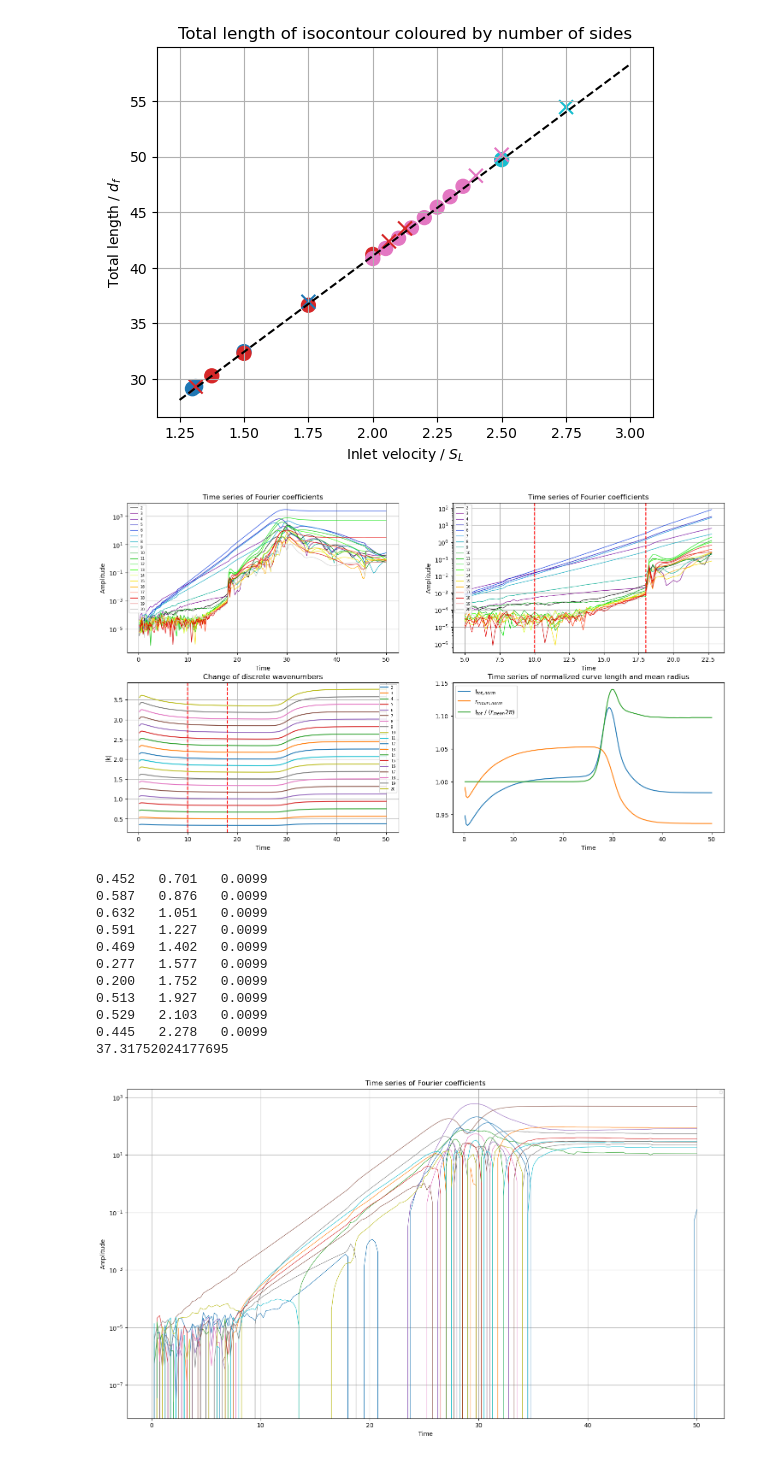
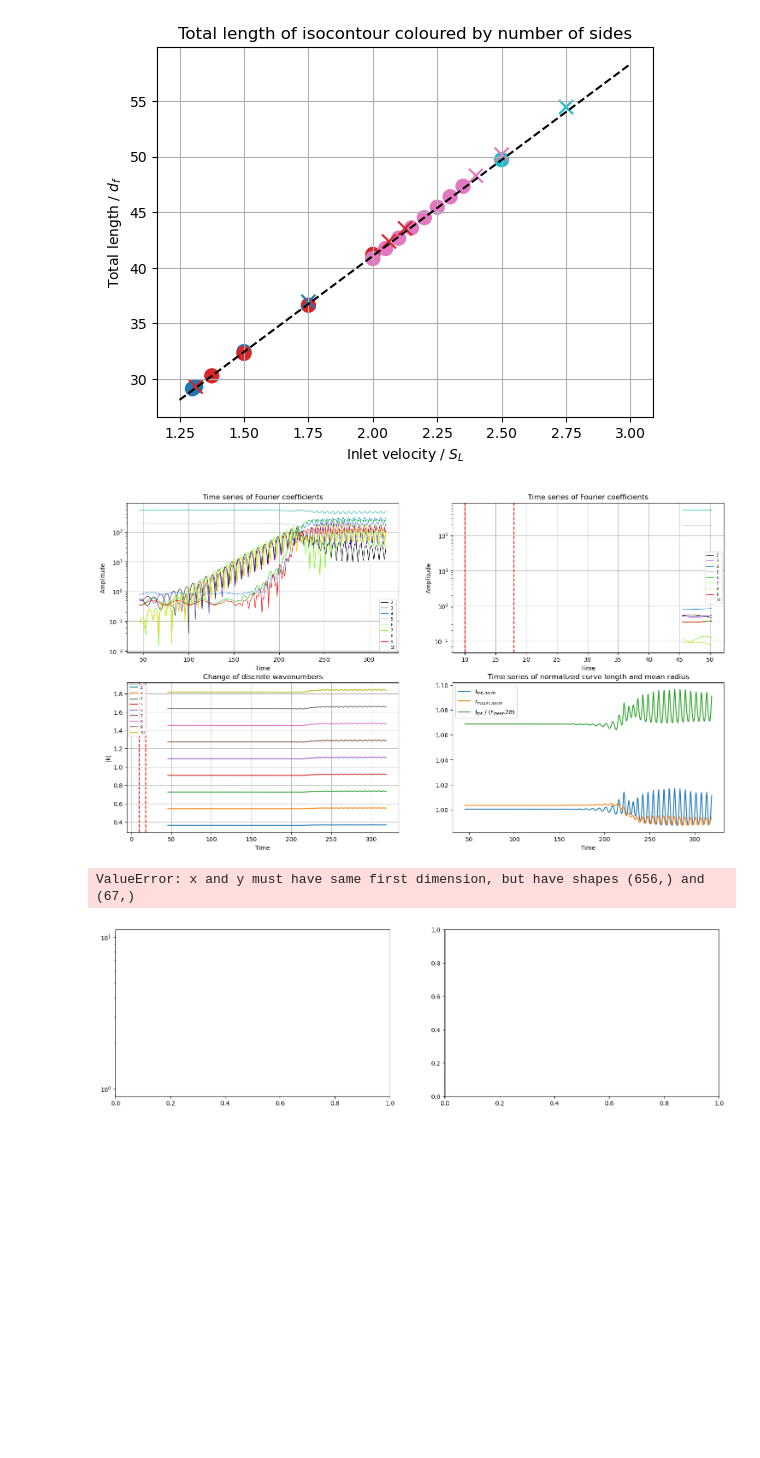
Before and after one commit to Florian808/Inward-flame-post-process, a Jupyter notebook: Local/Isocont_post_process.ipynb, the cells around one changed output. Saved outputs shown, nothing was run; the diff lists cells and outputs as text; code cells hidden in the pictures; blank space fills up the shorter version.

Commit message:
minor hrr change + nufft

```diff
--- a/Local/Isocont_post_process.ipynb
+++ b/Local/Isocont_post_process.ipynb
@@ -235,7 +283,7 @@ case1 = "base_18.4k_phi_0.6"
 #case1 = "base_18.4k_phi_0.75"
 #case1 = "le1_18.4k_phi_0.75"
 #runs = ["01.75_01", "01.75_02"]
-runs = ["01.75_01"]
+#runs = ["01.75_01"]
 #runs = ["02.00_01", "02.00_02"]
 #runs = ["02.25_01", "02.25_02"]
 #runs = ["02.50_01", "02.50_02"]
@@ -243,7 +291,7 @@ runs = ["01.75_01"]
 #runs = ["02.75_01", "02.75_02"]
 #runs = ["03.00_01"]
 #runs = ["10.00_02", "10.00_03"]
-#runs = ["01.75_03", "01.75_04", "01.75_05", "01.75_06"]
+runs = ["01.75_03", "01.75_04", "01.75_05", "01.75_06"]
 
 dataset_dir = Path(f"C:/Users/{username}/OneDrive - ETH Zurich/Semester 10/Master Thesis/Sim results")
 case_dir = dataset_dir / case1
@@ -270,7 +318,7 @@ def extract_fourier_modes(run_list, case_dir, num_modes = 50):
         all_files = np.array(os.listdir(db_files_dir))
         k_time_series_r = np.empty((len(all_files), num_modes))
         amp_time_series_r = np.empty((len(all_files), num_modes))
-        amp_k_fixed_time_series_r = np.empty((len(all_files), 20))
+        amp_k_fixed_time_series_r = np.empty((len(all_files), 20), dtype=complex)
         time = np.empty((len(all_files)))
         r_mean_time_series = np.empty((len(all_files)))
         for i, file in enumerate(all_files):
@@ -294,8 +342,10 @@ def extract_fourier_modes(run_list, case_dir, num_modes = 50):
             r_fluc = r_fluc_unsorted[sorted_indices]
 
             # Perform spatial FFT on the real length data
-            #r_fluc_k_r, r_fluc_amp_r = interpolated_FFT(theta / (2*np.pi) * total_lengths[i], r_fluc)
+            r_fluc_k_r, r_fluc_amp_r = interpolated_FFT(theta / (2*np.pi) * total_lengths[i], r_fluc)
             r_fluc_k_r, r_fluc_amp_r = interpolated_FFT(theta * r_mean, r_fluc)
+            #r_fluc_amp_r = finufft.nufft1d1(theta, np.asarray(r_fluc, dtype=np.complex128), 50, isign=-1)
+            #r_fluc_k_r = []
             amp_time_series_r[i] = r_fluc_amp_r[1:num_modes+1]
             k_time_series_r[i,:] = r_fluc_k_r[1:num_modes+1]
 
@@ -307,15 +357,15 @@ def extract_fourier_modes(run_list, case_dir, num_modes = 50):
             # Read the file
             df = extract_fields_from_okc(filepath, ['x', 'y', 'x_velocity', 'y_velocity'])
             theta_unsorted, r_mean, r_fluc_unsorted = cartesian_df_to_polar(df)
-            r_mean_time_series[i] = r_mean
+            #r_mean_time_series[i] = r_mean
 
             # Sort arrays by theta
             sorted_indices = np.argsort(theta_unsorted)
             theta = theta_unsorted[sorted_indices]
             r_fluc = r_fluc_unsorted[sorted_indices]
             # Use finufft type-1 (nonuniform to uniform)
-            k_fixed_norm = k_fixed * total_lengths[i] / (2*np.pi)
-            amp_k_fixed_time_series_r[i,:] = finufft.nufft1d3(theta, np.asarray(r_fluc, dtype=np.complex128), k_fixed_norm, isign=-1)
+            nu_fixed_norm = k_fixed * r_mean
+            amp_k_fixed_time_series_r[i,:] = finufft.nufft1d3(theta, np.asarray(r_fluc, dtype=np.complex128), nu_fixed_norm, isign=-1)
 
 
         # Create list from all run arrays
@@ -336,9 +386,9 @@ def extract_fourier_modes(run_list, case_dir, num_modes = 50):
 lengths_tot, time_tot, amp_tot, k_r_tot, r_mean_tot, amp_fk_tot = extract_fourier_modes(runs, case_dir)
 # %%
 # Extract dispersion relation
-plt_s = slice(1, 20)
+plt_s = slice(1, 10)
 #modes = [3, 4, 5, 6, 7, 8, 9, 10, 11, 12 ,13] # Mode n-1
-modes = list(range(3, 13))
+modes = list(range(2, 9))
 t_start = 10
 t_end = 18
 t_start_ind = closest_index = np.argmin(np.abs(time_tot - t_start))
@@ -369,54 +419,58 @@ axes[0, 1].grid(True)
 axes[0, 1].legend(prop={'size': 6})
 
 # Plot change of wavenumber
 axes[1, 0].plot(time_tot, k_r_tot[:,plt_s.start:plt_s.stop])
 axes[1, 0].axvline(x=t_start, color='red', linestyle='--')
 axes[1, 0].axvline(x=t_end, color='red', linestyle='--')
 axes[1, 0].set_xlabel('Time')
 axes[1, 0].set_ylabel('|k|')
 axes[1, 0].set_title('Change of discrete wavenumbers')
 axes[1, 0].grid(True)
 axes[1, 0].legend([str(i+1) for i in range(plt_s.start, plt_s.stop)], prop={'size': 6})
 
 # Plot total length (inverse prop. to |k|)
 axes[1, 1].plot(time_tot, lengths_tot/np.mean(lengths_tot), label='$l_{tot,norm}$')
 axes[1, 1].plot(time_tot, r_mean_tot/np.mean(r_mean_tot), label='$r_{mean,norm}$')
 axes[1, 1].plot(time_tot, lengths_tot/r_mean_tot/(2*np.pi), label=r'$l_{tot}$ / ($r_{mean} 2 \pi$)')
 axes[1, 1].set_title('Time series of normalized curve length and mean radius')
 axes[1, 1].set_xlabel('Time')
 axes[1, 1].legend(prop={'size': 10})
 
 plt.show()
 
-fig, axes = plt.subplots(1, 1, figsize=(18, 10))
-#for i in range(plt_s.start, plt_s.stop):
-axes.semilogy(time_tot, amp_fk_tot, linewidth=0.8)
-axes.set_xlabel('Time')
-axes.set_ylabel('Amplitude')
-axes.set_title('Time series of Fourier coefficients')
-axes.grid(True)
-axes.legend(prop={'size': 6})
+fig, axes = plt.subplots(1, 2, figsize=(18, 5))
+for i in range(plt_s.start, plt_s.stop):
+    axes[0].semilogy(time_tot, np.abs(amp_fk_tot[:,i]), color=colors[i-plt_s.start], label=str(i+1), linewidth=0.8)
+axes[0].set_xlabel('Time')
+axes[0].set_ylabel('Amplitude')
+axes[0].set_title('Time series of NUFFT Fourier coefficients')
+axes[0].grid(True)
+axes[0].legend(prop={'size': 6})
+print(k_r_tot[10, 1:20])
 
-# Extract growth rate omega
+for i in range(plt_s.start, plt_s.stop):
+    axes[1].semilogy(time_tot, np.abs(amp_fk_tot[:,i]) / amp_tot[:,i], color=colors[i-plt_s.start], label=str(i+1), linewidth=0.8)
+axes[1].set_xlabel('Time')
+axes[1].set_ylabel('Amplitude')
+axes[1].set_title('Ratio between FFT and NUFFT')
+axes[1].grid(True)
+axes[1].legend(prop={'size': 6})
+plt.show()
+
 log_modes = np.log(amp_tot[:,modes])
+slope_list = np.empty((log_modes.shape[1], 2))
+
 for i in range(log_modes.shape[1]):
     slope, intercept, r_value, p_value, std_err = linregress(time_tot[t_start_ind:t_end_ind], log_modes[t_start_ind:t_end_ind, i])
     k_mean = np.mean(k_r_tot[t_start:t_end, modes[i]])
-    k_rel_err = (k_r_tot[t_end_ind, modes[i]] - k_r_tot[t_start_ind, modes[i]]) / k_r_tot[t_start_ind, modes[i]]
-    print(f"{slope:.3f}\t{k_mean:.3f}\t{abs(k_rel_err):.4f}")
+    k_rel_change = (k_r_tot[t_end_ind, modes[i]] - k_r_tot[t_start_ind, modes[i]]) / k_r_tot[t_start_ind, modes[i]]
+    print(f"{slope:.3f}\t{k_mean:.3f}\t{abs(k_rel_change):.4f}")
+    slope_list[i,1] = slope
+    slope_list[i,0] = k_mean
+
 
 print(np.mean(lengths_tot[t_start_ind:t_end_ind]))
 # %% [output]
-[figure, old version]
+[figure, new version]
-0.452   0.701   0.0099
-0.587   0.876   0.0099
-0.632   1.051   0.0099
-0.591   1.227   0.0099
-0.469   1.402   0.0099
-0.277   1.577   0.0099
-0.200   1.752   0.0099
-0.513   1.927   0.0099
-0.529   2.103   0.0099
-0.445   2.278   0.0099
-37.31752024177695
+ValueError: x and y must have same first dimension, but have shapes (656,) and (67,)
-[figure, old version]
+[figure, new version]
```
Also changed, not shown: parts of 6 cells of this notebook, 1 other file.
